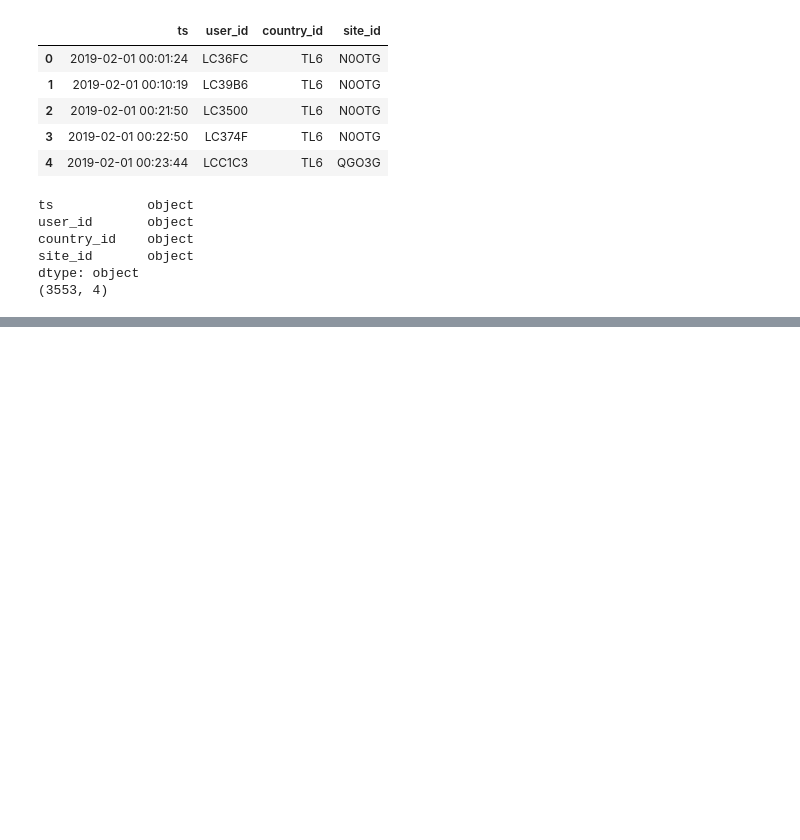
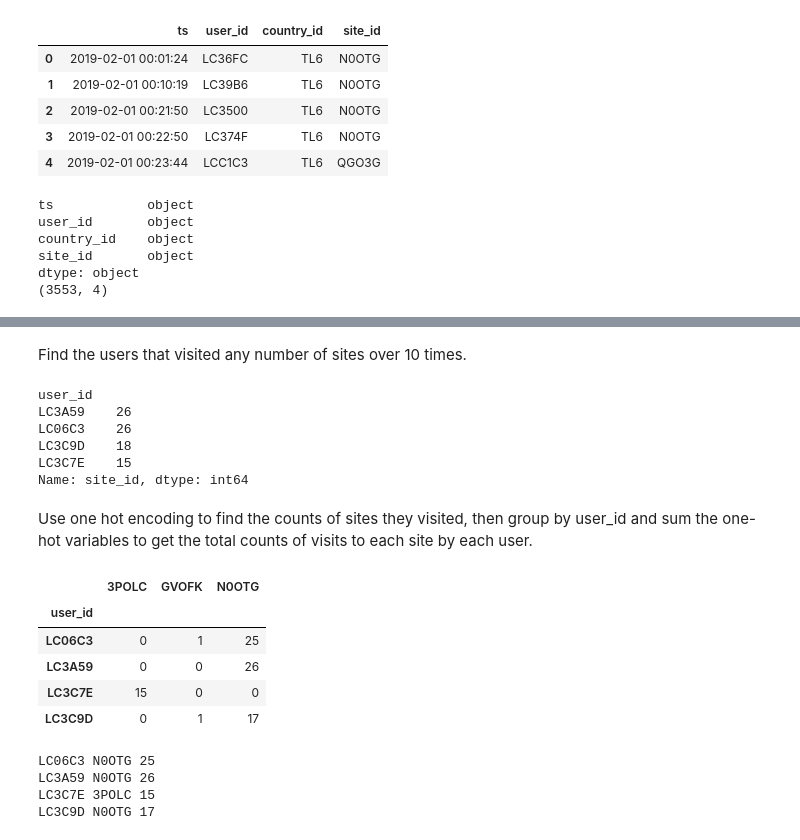
Before and after one commit to jeremyrchow/Anonymous_DataScientist_Takehome, a Jupyter notebook: Analysis_notebook.ipynb, the cells around one changed output, grey strips where cells are left out. Saved outputs shown, nothing was run; the diff lists cells and outputs as text; code cells hidden in the pictures; blank space fills up the shorter version.

```diff
--- a/Analysis_notebook.ipynb
+++ b/Analysis_notebook.ipynb
@@ -36,0 +53,45 @@ df['ts'] = pd.to_datetime(df.ts)
+# %%
+left_bound = dt.datetime(2019,2,3)
+right_bound = dt.datetime(2019,2,5)
+df_window = df[(df['ts'] >= left_bound) & (df['ts'] < right_bound)]
+# %% [markdown]
+Find the users that visited any number of sites over 10 times.
+# %%
+df_user_pings = df_window.groupby('user_id').site_id.count().sort_values(ascending=False)
+freq_users = df_user_pings[df_user_pings >= 10]
+freq_users
+# %% [output]
+user_id
+LC3A59    26
+LC06C3    26
+LC3C9D    18
+LC3C7E    15
+Name: site_id, dtype: int64
+# %%
+df_freq_users = df_window[df_window.user_id.isin(freq_users.index.values)]
+# %% [markdown]
+Use one hot encoding to find the counts of sites they visited, then group by user_id and sum the one-hot variables to get the total counts of visits to each site by each user.
+# %%
+user_visit_table = pd.concat([df_freq_users,(pd.get_dummies(df_freq_users['site_id']))],axis = 1).groupby('user_id').sum()
+user_visit_table
+# %% [output]
+|  | 3POLC | GVOFK | N0OTG |
+| user_id |  |  |  |
+| LC06C3 | 0 | 1 | 25 |
+| LC3A59 | 0 | 0 | 26 |
+| LC3C7E | 15 | 0 | 0 |
+| LC3C9D | 0 | 1 | 17 |
+# %%
+user_list=[]
+most_visited_site=[]
+times_visited=[]
+for index,user in enumerate(user_visit_table.index.values):
+    user_list.append(user)
+    most_visited_site.append(user_visit_table.idxmax(axis=1)[index])
+    times_visited.append(user_visit_table.max(axis=1)[user])
+    print(user,user_visit_table.idxmax(axis=1)[index],user_visit_table.max(axis=1)[user])
+# %% [output]
+LC06C3 N0OTG 25
+LC3A59 N0OTG 26
+LC3C7E 3POLC 15
+LC3C9D N0OTG 17
```
Also changed, not shown: parts of 35 cells of this notebook.
